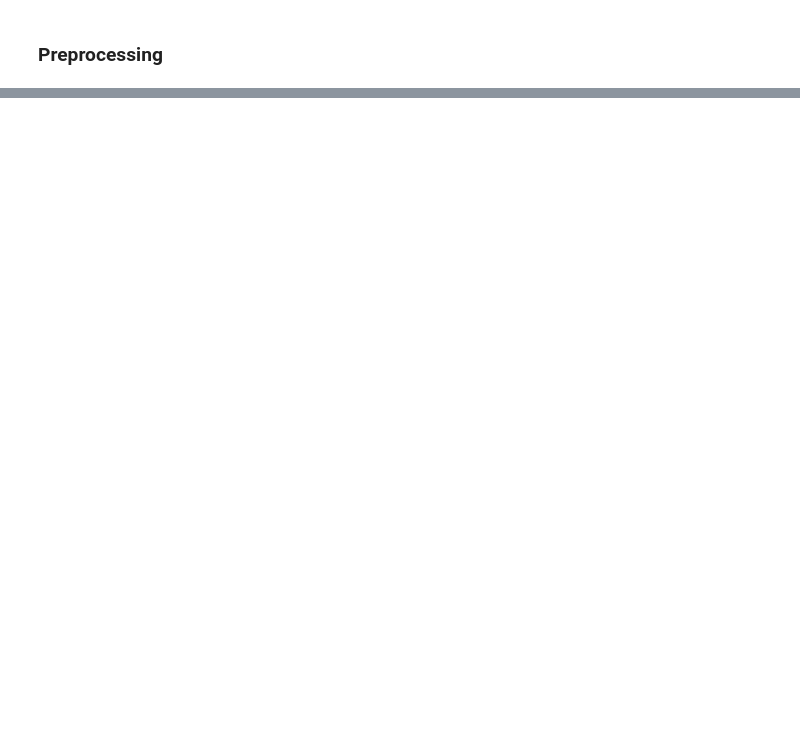
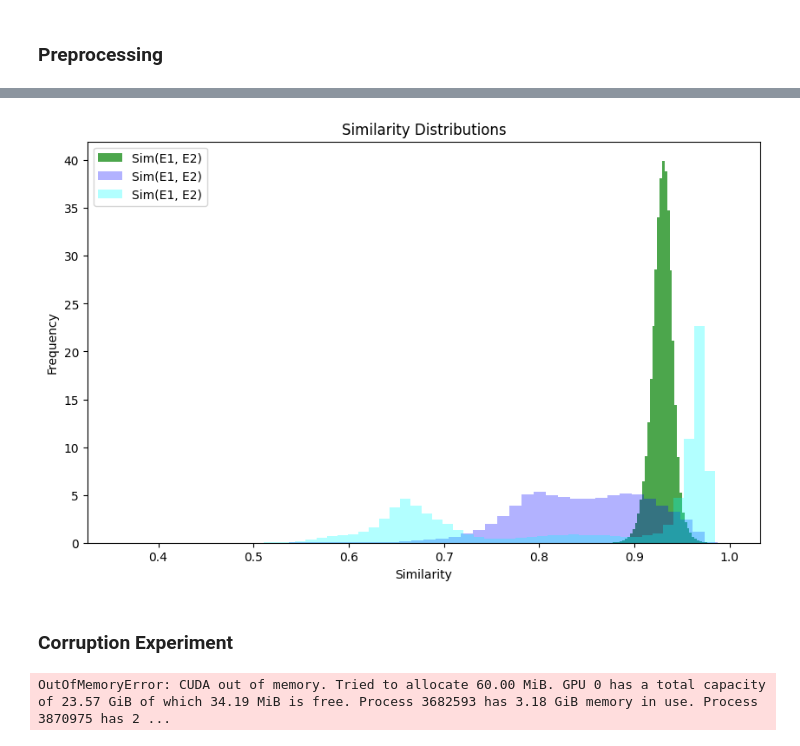
Before and after one commit to woojoonjung/DAIS_SIGIR2025, a Jupyter notebook: entity_matching.ipynb, the cells around one changed output, grey strips where cells are left out. Drawn from its saved outputs; the diff is of its cells as text; code cells hidden in the pictures; blank space fills up the shorter version.

```diff
--- a/entity_matching.ipynb
+++ b/entity_matching.ipynb
@@ -319,0 +263,12 @@ KL Divergence: 1.5348920904600714
+# %%
+product_columns = list(product[0].keys())
+
+product_emb = get_word_embedding("product")
+product_column_embs = [get_word_embedding(col) for col in product_columns]
+
+sorted_columns = get_sorted_columns_by_similarity(product_emb, product_column_embs, product_columns)
+
+# Print the sorted columns
+print("Columns sorted by similarity to 'product':")
+for col in sorted_columns:
+    print(col)
@@ -319,0 +295,15 @@ KL Divergence: 1.5348920904600714
+# %%
+def split_table_into_two(table, shared_columns, unshared_columns_for_table1, unshared_columns_for_table2):
+    table1 = []
+    table2 = []
+
+    for row in table:
+        # Construct table1 with shared and unshared columns for table1
+        row1 = {col: row[col] for col in shared_columns + unshared_columns_for_table1 if col in row}
+        table1.append(row1)
+
+        # Construct table2 with shared and unshared columns for table2
+        row2 = {col: row[col] for col in shared_columns + unshared_columns_for_table2 if col in row}
+        table2.append(row2)
+
+    return table1, table2
@@ -319,0 +318,8 @@ KL Divergence: 1.5348920904600714
+# %%
+# Product
+
+shared_columns = ["productid", "sku", "name", "description"]
+unshared_columns_for_table1 = ["review", "aggregaterating", "brand", "row_id"]
+unshared_columns_for_table2 = ["page_url", "offers", "mpn", "category"]
+
+product1, product2 = split_table_into_two(product, shared_columns, unshared_columns_for_table1, unshared_columns_for_table2)
@@ -319,0 +333,6 @@ KL Divergence: 1.5348920904600714
+# %%
+entity_matching(product1, product2, ours_product, tokenizer, bert_base, tokenizer, tapas, tapas_tokenizer)
+# %% [output]
+[figure, added]
+# %% [markdown]
+### Corruption Experiment
@@ -319,0 +382,10 @@ KL Divergence: 1.5348920904600714
+# %%
+models = {
+    'OURS': (ours_movie, tokenizer),
+    'BERT_BASE': (bert_base, tokenizer),
+    'TAPAS': (tapas, tapas_tokenizer)
+}
+
+corruption_experiment(movie1, movie2, shared_columns, unshared_columns_for_table1, unshared_columns_for_table2, models)
+# %% [output]
+OutOfMemoryError: CUDA out of memory. Tried to allocate 60.00 MiB. GPU 0 has a total capacity of 23.57 GiB of which 34.19 MiB is free. Process 3682593 has 3.18 GiB memory in use. Process 3870975 has 2 ...
```
Also changed, not shown: parts of 40 cells of this notebook, 13 other files.
